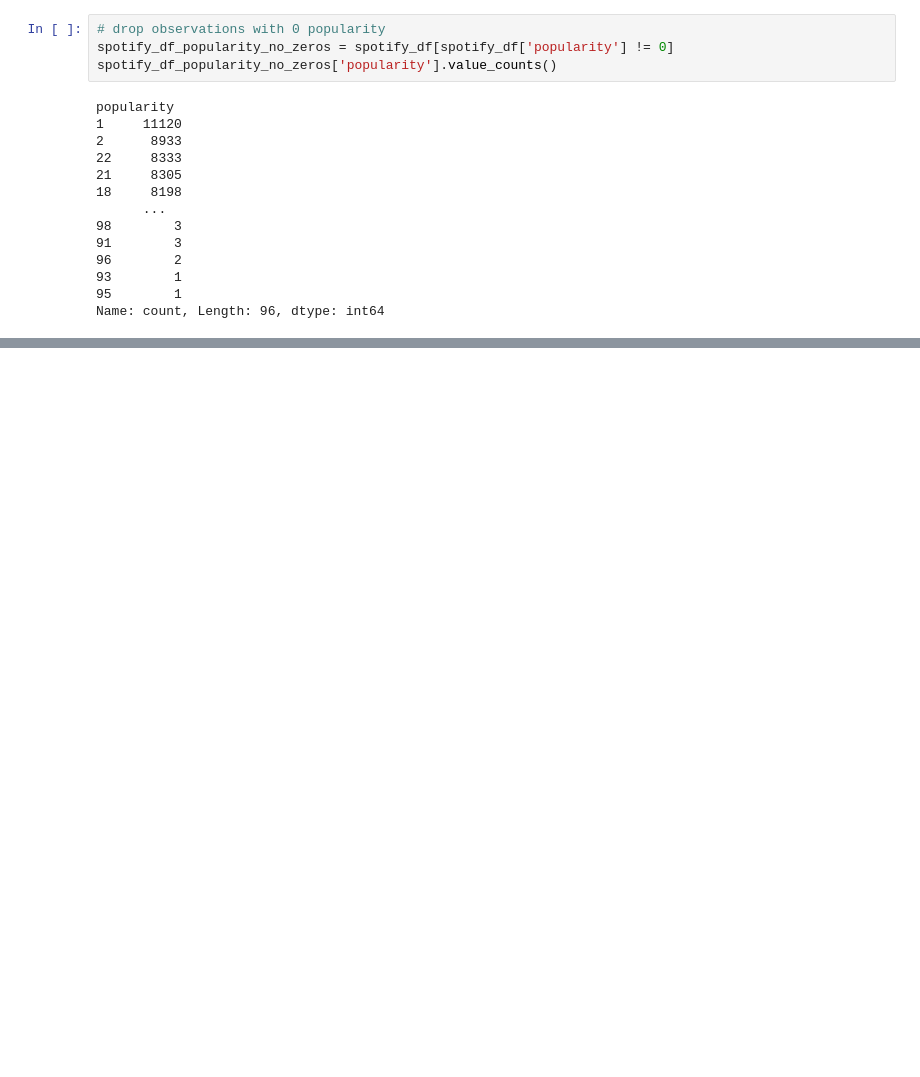
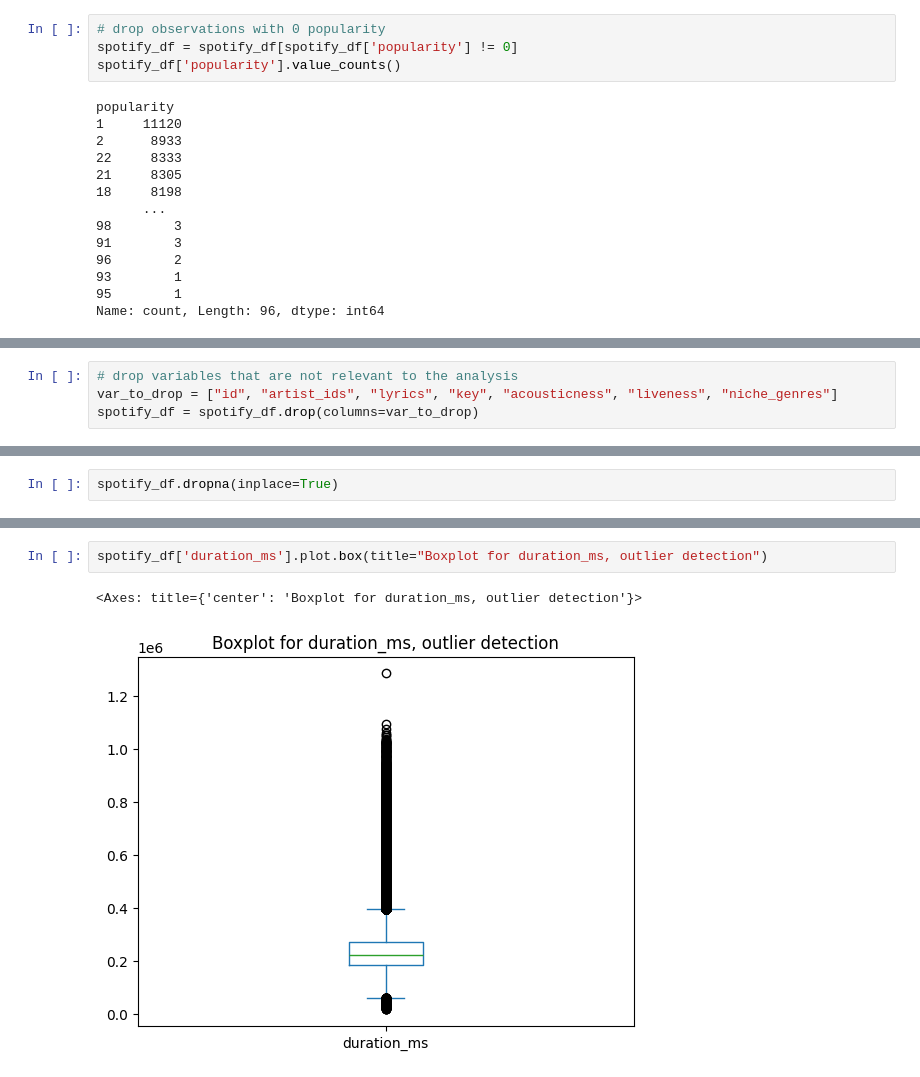
Before and after one commit to LSTJ23/CSMODEL-MCO, a Jupyter notebook: TEST.ipynb, the cells around one changed output, grey strips where cells are left out. Saved outputs shown, nothing was run; the diff lists cells and outputs as text; blank space fills up the shorter version.

```diff
--- a/TEST.ipynb
+++ b/TEST.ipynb
@@ -83,8 +61,8 @@ dtypes: float64(10), int64(6), str(8)
 memory usage: 90.0 MB
 # %%
 # drop observations with 0 popularity
-spotify_df_popularity_no_zeros = spotify_df[spotify_df['popularity'] != 0]
-spotify_df_popularity_no_zeros['popularity'].value_counts()
+spotify_df = spotify_df[spotify_df['popularity'] != 0]
+spotify_df['popularity'].value_counts()
 # %% [output]
 popularity
 1     11120
@@ -101,0 +135,4 @@ Name: count, Length: 96, dtype: int64
+# %%
+# drop variables that are not relevant to the analysis
+var_to_drop = ["id", "artist_ids", "lyrics", "key", "acousticness", "liveness", "niche_genres"]
+spotify_df = spotify_df.drop(columns=var_to_drop)
@@ -101,0 +201,2 @@ Name: count, Length: 96, dtype: int64
+# %%
+spotify_df.dropna(inplace=True)
@@ -101,0 +309,5 @@ Name: count, Length: 96, dtype: int64
+# %%
+spotify_df['duration_ms'].plot.box(title="Boxplot for duration_ms, outlier detection")
+# %% [output]
+<Axes: title={'center': 'Boxplot for duration_ms, outlier detection'}>
+[figure, added]
```
Also changed, not shown: parts of 33 cells of this notebook, 1 other file.
